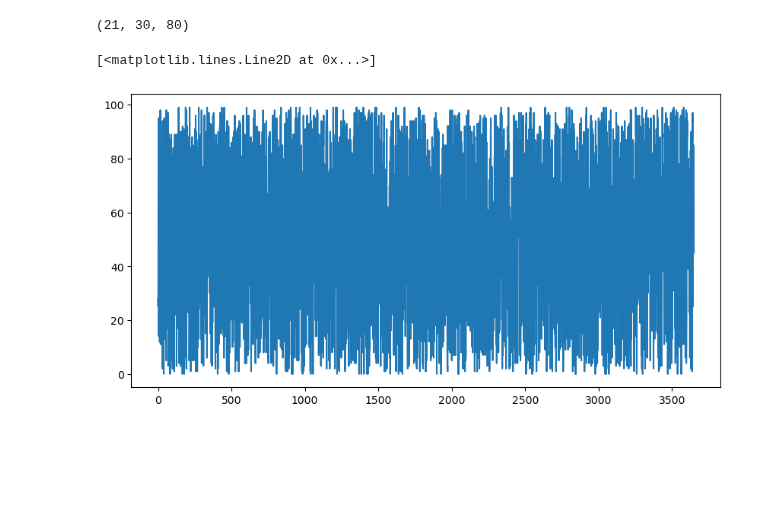
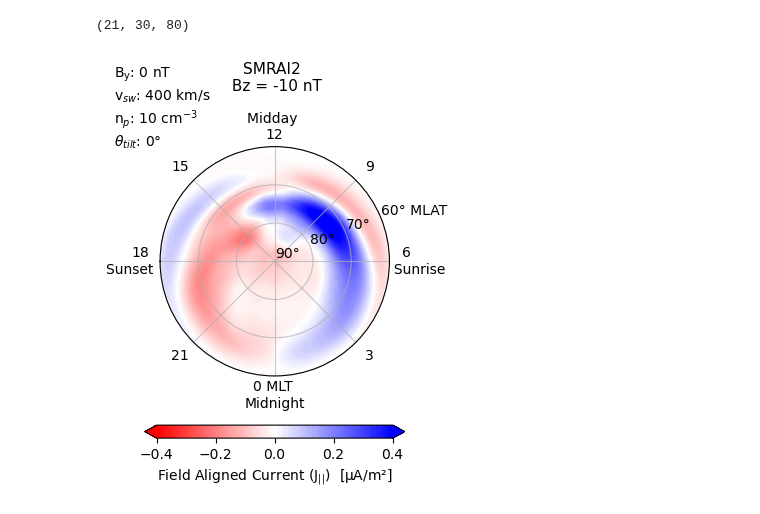
Before and after one commit to reddy-sachin/REPPU-ESN2, a Jupyter notebook: SR_ML/SMRAI_param-survey.ipynb, the cells around one changed output. Saved outputs shown, nothing was run; the diff lists cells and outputs as text; code cells hidden in the pictures; blank space fills up the shorter version.

```diff
--- a/SR_ML/SMRAI_param-survey.ipynb
+++ b/SR_ML/SMRAI_param-survey.ipynb
@@ -124,8 +124,6 @@ predictions.shape
 # %% [output]
 (21, 30, 80)
 # %%
-#loop through 1st dimension and plot on radar where 2nd dim is r, and 3rd dim is theta
-
 t_pad = 15
 
 theta = np.linspace(0, 360, 80) - 90
@@ -134,52 +132,43 @@ r = 90 - np.linspace(53.1, 90, 30)
 
 levels = np.linspace(-0.4, 0.4+0.001, 100) #current for By, Bz
 
-for i in range(0, len(Bz_values)):
-#for i in range(1):
+#for i in range(0, len(Bz_values)):
+for i in range(1):
     fig, axs = plt.subplots(subplot_kw={'projection': 'polar'}, figsize=(5.5, 4.5))
     #sns.set_style("whitegrid")
 
     contour=axs.contourf(theta_rad, r, predictions[i], cmap='bwr_r', levels=levels, extend='both')
     par = r'J$_{||}$'
     plt.colorbar(contour, ax=axs, label=f'Field Aligned Current ({par})  [µA/m²]', shrink=0.5, pad=0.15,
             ticks=[-0.4, -0.2, 0, 0.2, 0.4], orientation='horizontal')
 
     plt.title(f'SMRAI2 \n Bz = {Bz_values[i]} nT', fontsize=11, pad=t_pad)
     axs.set_ylim([0, 30])
     axs.set_yticks([0, 10, 20, 30])
     axs.set_yticklabels(["90°", "80°", "70°", "60° MLAT"])
     axs.set_xlim([-np.pi, np.pi])
     axs.set_xticks(np.linspace(-np.pi, np.pi, 9)[1:])
     axs.set_xticklabels(["21", "0 MLT \nMidnight", "3", "6 \n     Sunrise", "9", "Midday \n12", "15", "18\nSunset     "])
     #axs.tick_params(axis='x', pad=10)
     axs.grid(True, alpha=0.7)
 
     #add text to top left of plot
     By = r'$\mathrm{B_y}$'
     axs.annotate(f'{By}: 0 nT', xy=(-0.2, 1.3), xycoords='axes fraction')
     vsw = r'v$_{sw}$'
     axs.annotate(f'{vsw}: 400 km/s', xy=(-0.2, 1.2), xycoords='axes fraction')
     n = r'n$_p$'
     cm = r'cm$^{-3}$'
     axs.annotate(f'{n}: 10 {cm}', xy=(-0.2, 1.1), xycoords='axes fraction')
     tilt = r'$\theta_{tilt}$'
     axs.annotate(f'{tilt}: 0°', xy=(-0.2, 1.0), xycoords='axes fraction')
 
     #change colourbar label
     plt.tight_layout()
 
-    plt.savefig(f'/Users/sr2/My Drive/Career/Employment/Current/JSPS/Research/Analysis/Apr-24/plots/SMRAI3/current/param_surveys/Bz/{i+10}_SMRAI2_J-survey_potential_Bz.png', dpi=300, bbox_inches='tight')
-    plt.close()
+    #plt.savefig(f'/Users/sr2/My Drive/Career/Employment/Current/JSPS/Research/Analysis/Apr-24/plots/SMRAI3/current/param_surveys/Bz/{i+10}_SMRAI2_J-survey_potential_Bz.png', dpi=300, bbox_inches='tight')
+    #plt.close()
+
+plt.show()
+# %% [output]
+[figure, added]
-# %%
-#download the average rainfall data for tokyo across 2000 to 2010 then plot it
-
-#create some dummy rainfall data for 10 years
-
-rainfall = np.random.randint(0, 100, 3650)
-
-#plot the data
-plt.figure(figsize=(10, 5))
-plt.plot(rainfall)
-# %% [output]
-[<matplotlib.lines.Line2D at 0x...>]
-[figure, removed]
```
Also changed, not shown: 39 other files.
